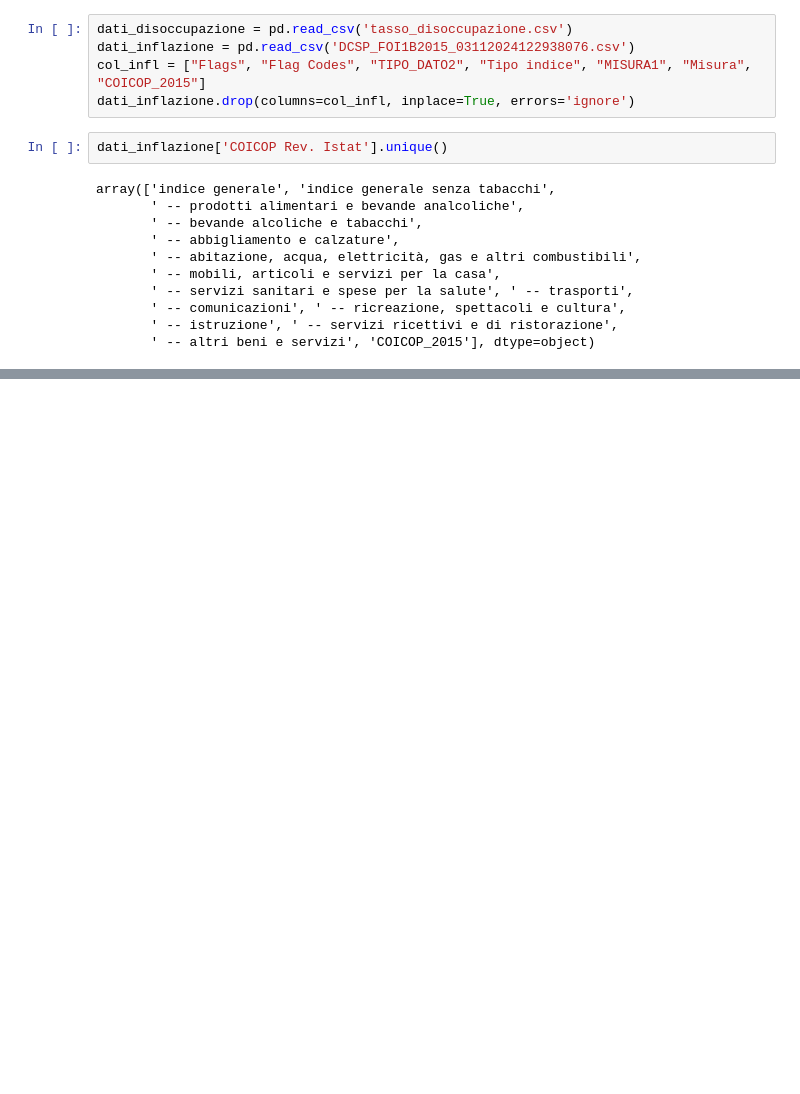
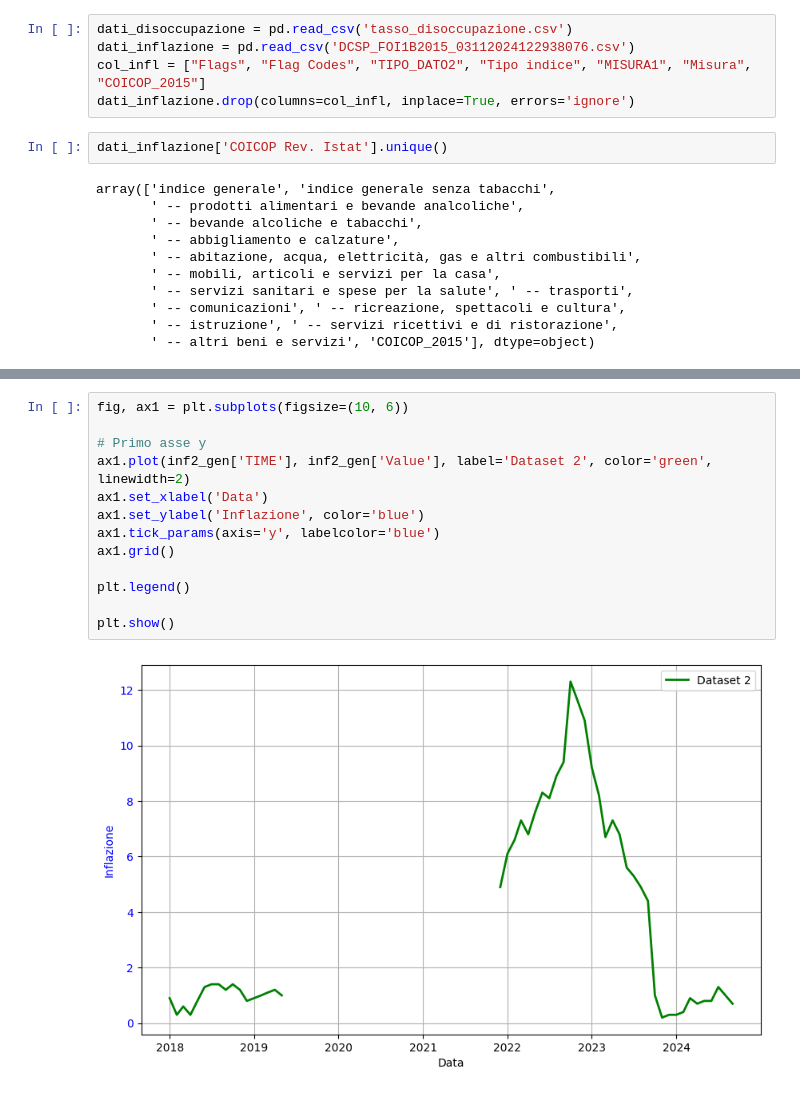
Before and after one commit to andrecardinali/ds-lab, a Jupyter notebook: dslab.ipynb, the cells around one changed output, grey strips where cells are left out. Drawn from its saved outputs; the diff is of its cells as text; blank space fills up the shorter version.

```diff
--- a/dslab.ipynb
+++ b/dslab.ipynb
@@ -274,0 +333,15 @@ array(['indice generale', 'indice generale senza tabacchi',
+# %%
+fig, ax1 = plt.subplots(figsize=(10, 6))
+
+# Primo asse y
+ax1.plot(inf2_gen['TIME'], inf2_gen['Value'], label='Dataset 2', color='green', linewidth=2)
+ax1.set_xlabel('Data')
+ax1.set_ylabel('Inflazione', color='blue')
+ax1.tick_params(axis='y', labelcolor='blue')
+ax1.grid()
+
+plt.legend()
+
+plt.show()
+# %% [output]
+[figure, added]
```
Also changed, not shown: parts of 9 cells of this notebook.
